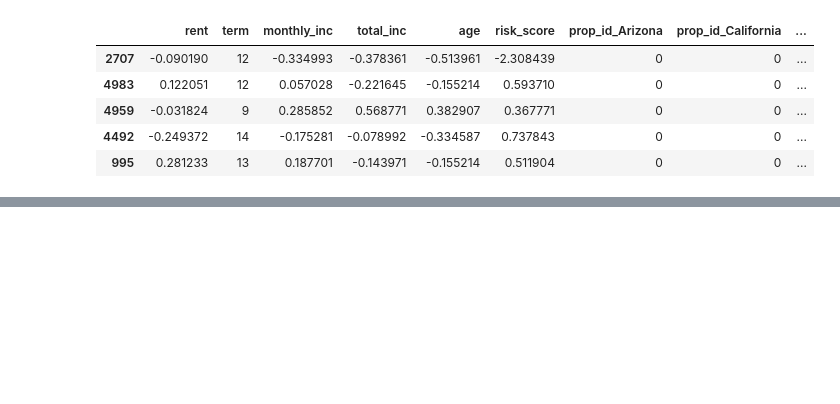
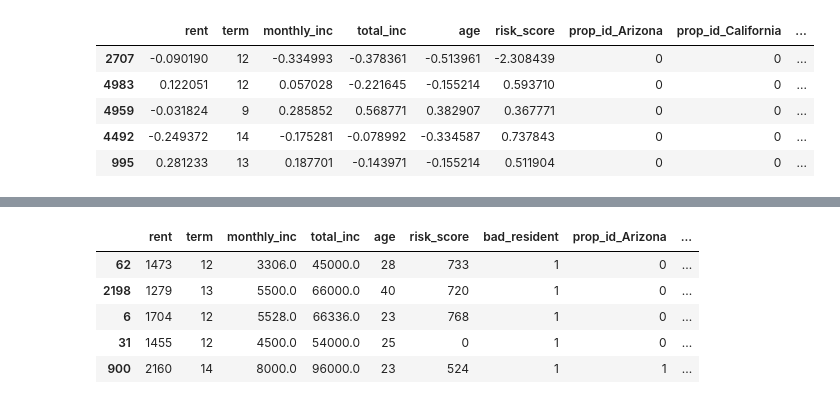
Before and after one commit to Project-DANE/DANE, a Jupyter notebook: test.ipynb, the cells around one changed output, grey strips where cells are left out. Saved outputs shown, nothing was run; the diff lists cells and outputs as text; code cells hidden in the pictures; blank space fills up the shorter version.

```diff
--- a/test.ipynb
+++ b/test.ipynb
@@ -50,8 +74,8 @@ Name: bad_resident, dtype: int64
 # %%
-df_majority = df[df.bad_resident ==0]
-df_minority = df[df.bad_resident ==1]
+df_majority = train[train.bad_resident ==0]
+df_minority = train[train.bad_resident ==1]
 # %%
-df_majority_downsampled = resample(df_majority, replace=False, n_samples=191 , random_state=1)
+df_minority_upsampled = resample(df_minority, replace=True, n_samples=300 , random_state=1)
 # %%
-df_downsampled = pd.concat([df_majority_downsampled, df_minority])
+df_upsampled = pd.concat([df_minority_upsampled, df_majority])
 # %%
@@ -64,0 +87,9 @@ y_train, y_val, y_test, train_scaled, val_scaled, test_scaled = w.model_prep(df_
+# %%
+df_upsampled.head()
+# %% [output]
+|  | rent | term | monthly_inc | total_inc | age | risk_score | bad_resident | prop_id_Arizona | ... |
+| 62 | 1473 | 12 | 3306.0 | 45000.0 | 28 | 733 | 1 | 0 | ... |
+| 2198 | 1279 | 13 | 5500.0 | 66000.0 | 40 | 720 | 1 | 0 | ... |
+| 6 | 1704 | 12 | 5528.0 | 66336.0 | 23 | 768 | 1 | 0 | ... |
+| 31 | 1455 | 12 | 4500.0 | 54000.0 | 25 | 0 | 1 | 0 | ... |
+| 900 | 2160 | 14 | 8000.0 | 96000.0 | 23 | 524 | 1 | 1 | ... |
```
Also changed, not shown: parts of 17 cells of this notebook.
